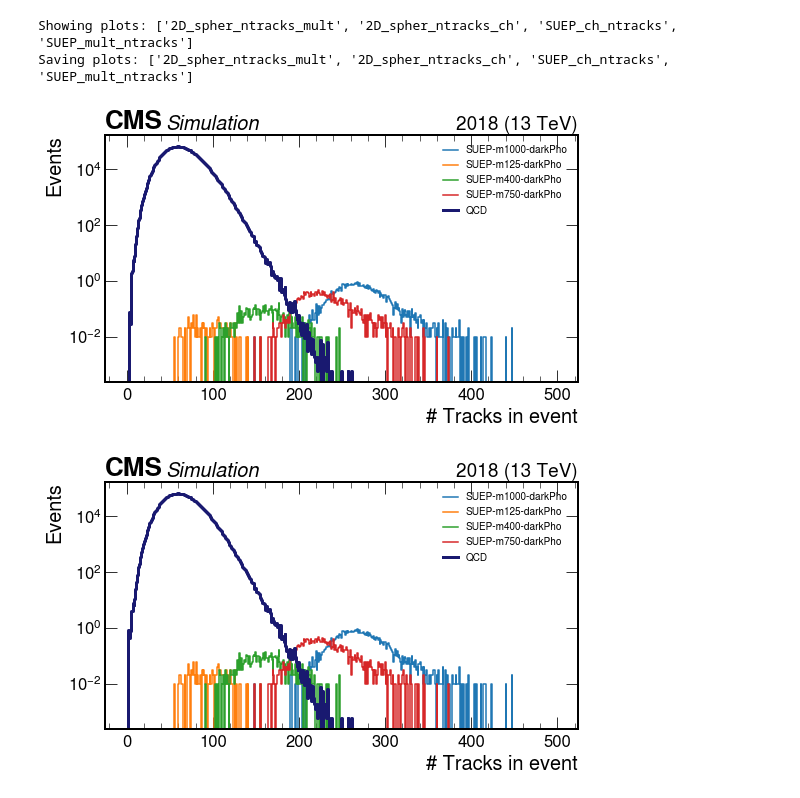
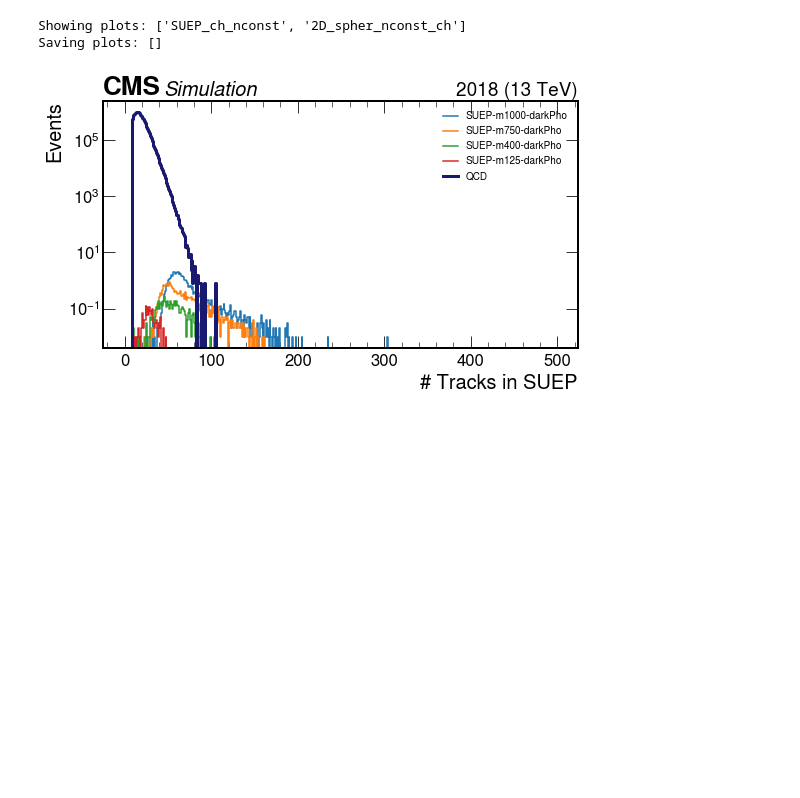
Before and after one commit to SUEPPhysics/SUEPCoffea_dask, a Jupyter notebook: plotting/plot.ipynb, the cells around one changed output. Drawn from its saved outputs; the diff is of its cells as text; code cells hidden in the pictures; blank space fills up the shorter version.

```diff
--- a/plotting/plot.ipynb
+++ b/plotting/plot.ipynb
@@ -21,41 +22,34 @@ matplotlib.rcParams.update({'figure.max_open_warning': 0})
 matplotlib.rcParams.update({'font.size': 20})
 # %%
 # parameters
-tag = '2018_MC'
 unblind = False                               # don't show D_obs for SUEP
 
 # set to 'all' or list of plots or plot name
-show = ['2D_spher_ntracks_mult', '2D_spher_ntracks_ch', 'SUEP_ch_ntracks', 'SUEP_mult_ntracks']
+show = ['SUEP_ch_nconst','2D_spher_nconst_ch']
 # set to 'all' or list of plots or plot name
-save_to_file = show
+save_to_file = None
+input_label = 'nconst25'
 output_label = 'SUEP'
 file_ext = '.pdf'
 
 datasets = [
-           "QCD_HT1000to1500_TuneCP5_13TeV-madgraphMLM-pythia8+RunIIAutumn18MiniAOD-102X_upgrade2018_realistic_v15-v1+MINIAODSIM",
-           "QCD_HT100to200_TuneCP5_13TeV-madgraphMLM-pythia8+RunIIAutumn18MiniAOD-102X_upgrade2018_realistic_v15-v1+MINIAODSIM",
-           "QCD_HT1500to2000_TuneCP5_13TeV-madgraphMLM-pythia8+RunIIAutumn18MiniAOD-102X_upgrade2018_realistic_v15-v1+MINIAODSIM",
-           "QCD_HT2000toInf_TuneCP5_13TeV-madgraphMLM-pythia8+RunIIAutumn18MiniAOD-102X_upgrade2018_realistic_v15-v1+MINIAODSIM",
-           "QCD_HT200to300_TuneCP5_13TeV-madgraphMLM-pythia8+RunIIAutumn18MiniAOD-102X_upgrade2018_realistic_v15-v1+MINIAODSIM",
-           "QCD_HT300to500_TuneCP5_13TeV-madgraphMLM-pythia8+RunIIAutumn18MiniAOD-102X_upgrade2018_realistic_v15-v1+MINIAODSIM",
-           "QCD_HT500to700_TuneCP5_13TeV-madgraphMLM-pythia8+RunIIAutumn18MiniAOD-102X_upgrade2018_realistic_v15-v1+MINIAODSIM",
-           "QCD_HT700to1000_TuneCP5_13TeV-madgraphMLM-pythia8+RunIIAutumn18MiniAOD-102X_upgrade2018_realistic_v15-v1+MINIAODSIM",
+           "QCD",
            "SUEP-m1000-darkPho+RunIIAutumn18-private+MINIAODSIM",
            "SUEP-m1000-darkPhoHad+RunIIAutumn18-private+MINIAODSIM",
            "SUEP-m1000-generic+RunIIAutumn18-private+MINIAODSIM",
+           "SUEP-m750-darkPho+RunIIAutumn18-private+MINIAODSIM",
+           "SUEP-m750-darkPhoHad+RunIIAutumn18-private+MINIAODSIM",
+           "SUEP-m750-generic+RunIIAutumn18-private+MINIAODSIM",
+           "SUEP-m400-darkPho+RunIIAutumn18-private+MINIAODSIM",
+           "SUEP-m400-darkPhoHad+RunIIAutumn18-private+MINIAODSIM",
+           "SUEP-m400-generic+RunIIAutumn18-private+MINIAODSIM",
            "SUEP-m125-darkPho+RunIIAutumn18-private+MINIAODSIM",
            "SUEP-m125-darkPhoHad+RunIIAutumn18-private+MINIAODSIM",
            "SUEP-m125-generic+RunIIAutumn18-private+MINIAODSIM",
-           "SUEP-m400-darkPho+RunIIAutumn18-private+MINIAODSIM",
-           "SUEP-m400-darkPhoHad+RunIIAutumn18-private+MINIAODSIM",
-           "SUEP-m400-generic+RunIIAutumn18-private+MINIAODSIM",
-           "SUEP-m750-darkPho+RunIIAutumn18-private+MINIAODSIM",
-           "SUEP-m750-darkPhoHad+RunIIAutumn18-private+MINIAODSIM",
-           "SUEP-m750-generic+RunIIAutumn18-private+MINIAODSIM"
            ]
+
 plotDir = os.environ['HOME']+"/SUEPCoffea_dask/plotting/"
-infile_names = [plotDir+dataset+'_ABCD_plot.pkl' for dataset in datasets]
-dataDir = "/work/submit/{0}/SUEP/{1}".format(os.environ['USER'],tag)
+infile_names = [plotDir+dataset+'_' + input_label + '.pkl' for dataset in datasets]
 # %%
 # function to load files from pickle
 def openpkl(infile_name):
@@ -159,8 +146,8 @@ else:
     savelist = []
 print("Saving plots:",savelist)
 # %% [output]
-Showing plots: ['2D_spher_ntracks_mult', '2D_spher_ntracks_ch', 'SUEP_ch_ntracks', 'SUEP_mult_ntracks']
-Saving plots: ['2D_spher_ntracks_mult', '2D_spher_ntracks_ch', 'SUEP_ch_ntracks', 'SUEP_mult_ntracks']
+Showing plots: ['SUEP_ch_nconst', '2D_spher_nconst_ch']
+Saving plots: []
 # %%
 #### 1D PLOTS
 # this will plot all the 1D plots that are in showlist
@@ -177,39 +164,38 @@ for dataset in datasets:
     if generic and ('generic+' in dataset): SUEP_samples_toplot.append(dataset)
 
 for plot_label in showlist:
-    #if 'D_obs' in plot_label and (not unblind): continue
+    if 'D_obs' in plot_label and (not unblind): continue
     if '2D' in plot_label: continue
     save = plot_label in savelist
 
     # define figure, axis on which to plot QCD and SUEP
     fig, ax = plt.subplots(figsize=(8,5))
     hep.cms.label(data=False,year='2018', fontsize=20)
 
     # keep the SUEP hists separate for each sample
     SUEP_hists,SUEP_labels = [],[]
     for sample in list(SUEP_samples_toplot):
         i = find_nth(sample,'+',1)
         SUEP_labels.append(sample[:i])
         SUEP_hists.append(SUEP_plots[sample][plot_label])
 
     # combine the QCD hists
     for i,QCD_sample in enumerate(QCD_plots.keys()):
         if i==0: hQCD = QCD_plots[QCD_sample][plot_label]
         else: hQCD = hQCD + QCD_plots[QCD_sample][plot_label]
 
     # plot QCD, SUEP
     for hSUEP, l in zip(SUEP_hists, SUEP_labels): plot1d(hSUEP, ax, l)
     plot1d(hQCD, ax, 'QCD')
 
     ax.set_yscale('log')
     ax.legend(loc='best', fontsize=10, framealpha=1, facecolor='white', shadow=True)
     fig.tight_layout()
     fig.show()
 
     if save: fig.savefig(output_label + "_" + plot_label + file_ext, bbox_inches='tight')
 # %% [output]
-[figure, old version]
+[figure, new version]
-[figure, removed]
 # %%
 ### 2D PLOTS
 # makes the 2D plots from showlist
```
Also changed, not shown: parts of 11 cells of this notebook, 1 other file.
